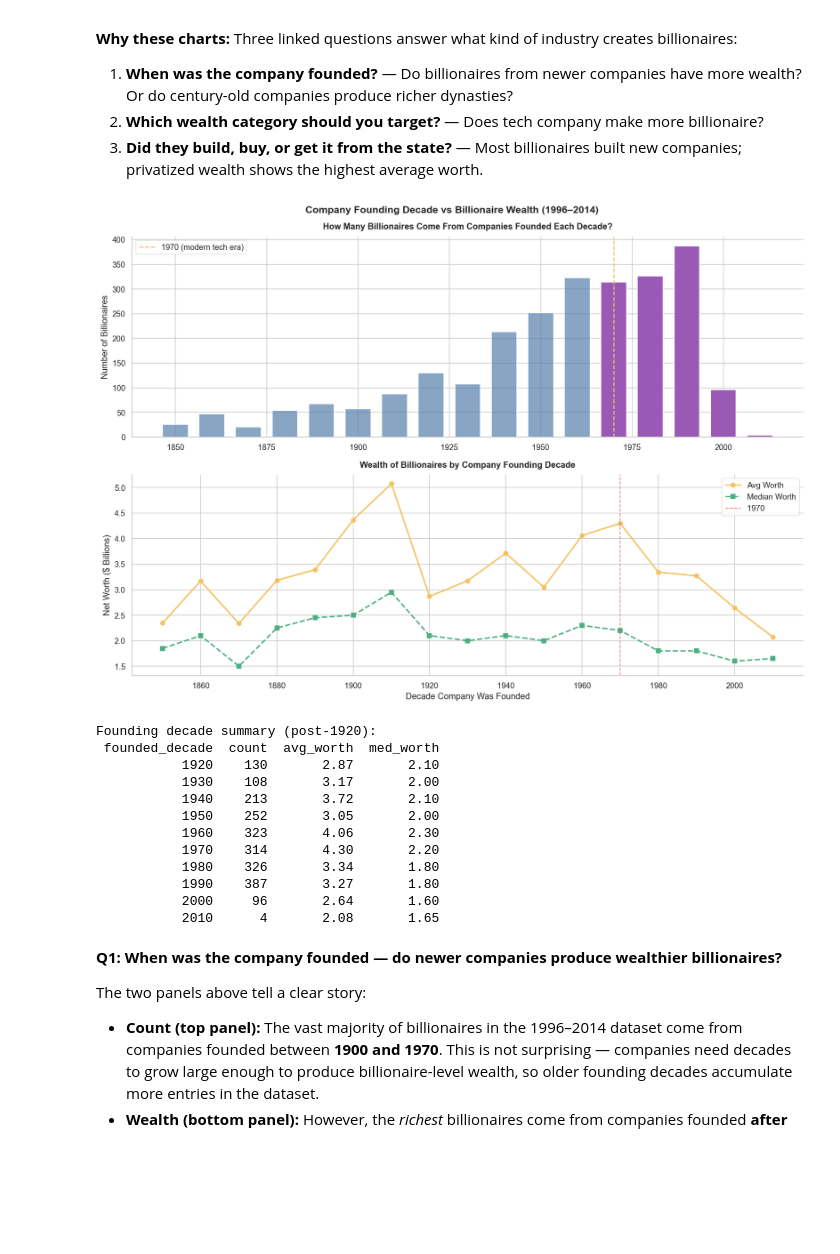
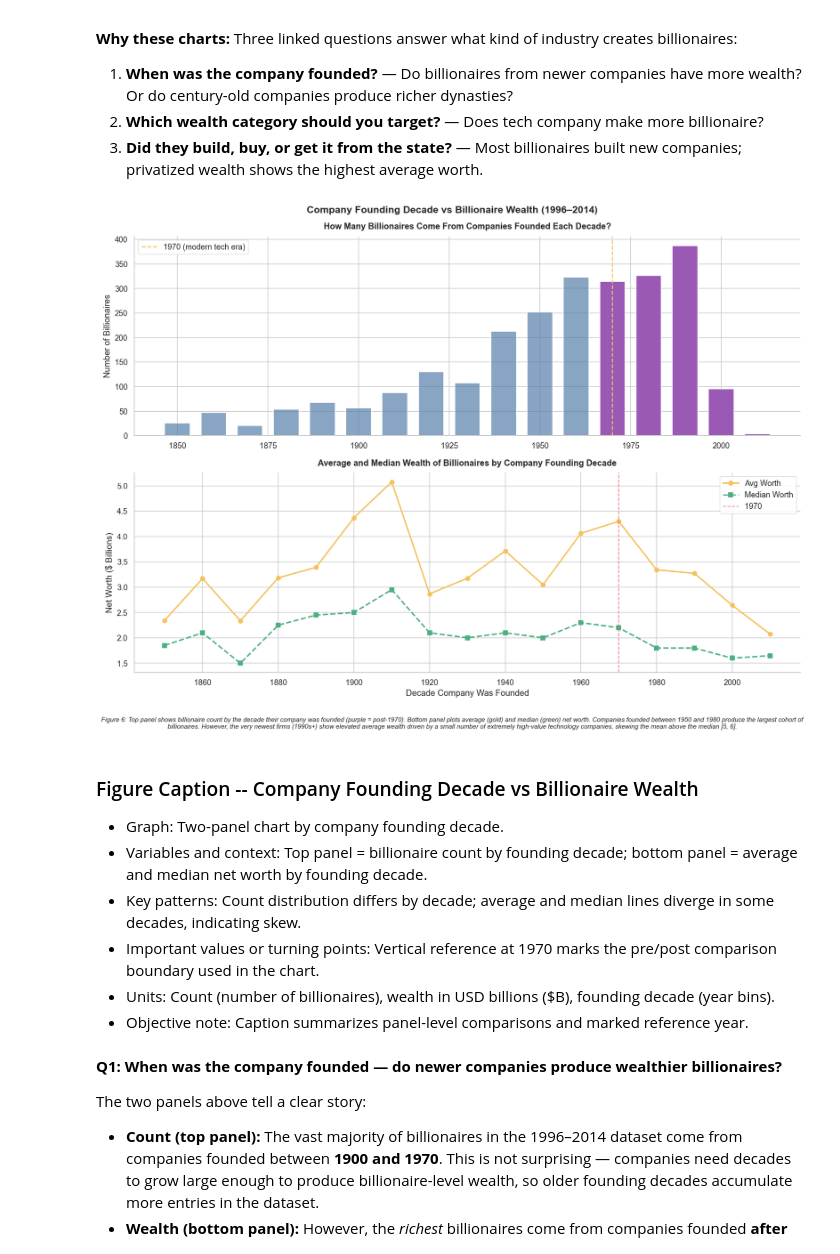
Before and after one commit to suhani-pandey/Final-Assignment_SocialDataVisualization, a Jupyter notebook: Final assignemnt.ipynb, the cells around one changed output. Cells and saved outputs as stored; diff of their text form; code cells hidden in the pictures; blank space fills up the shorter version.

```diff
--- a/Final assignemnt.ipynb
+++ b/Final assignemnt.ipynb
@@ -1275,52 +1359,53 @@ decade_stats = (
     df_h[df_h['company_founded'] >= 1850]
     .groupby('founded_decade')
     .agg(count=('worth_b','count'), avg_worth=('worth_b','mean'), med_worth=('worth_b','median'))
     .reset_index()
     .dropna()
 )
 
 fig, axes = plt.subplots(2, 1, figsize=(14, 10))
-fig.suptitle('Company Founding Decade vs Billionaire Wealth (1996–2014)', fontsize=14)
-
 decades = decade_stats['founded_decade'].astype(int)
 
 # Top: count by decade
 axes[0].bar(decades, decade_stats['count'],
             color=[PURPLE if d >= 1970 else BLUE+'aa' for d in decades], width=7)
 axes[0].set_ylabel('Number of Billionaires')
 axes[0].set_title('How Many Billionaires Come From Companies Founded Each Decade?')
 axes[0].axvline(1970, color=GOLD, linestyle='--', linewidth=1.5, label='1970 (modern tech era)')
 axes[0].legend()
 
 # Bottom: avg and median worth
 axes[1].plot(decades, decade_stats['avg_worth'], color=GOLD, marker='o', linewidth=2, label='Avg Worth')
 axes[1].plot(decades, decade_stats['med_worth'], color=GREEN, marker='s', linewidth=2,
              linestyle='--', label='Median Worth')
 axes[1].axvline(1970, color=RED, linestyle='--', linewidth=1.2, alpha=0.7, label='1970')
 axes[1].set_xlabel('Decade Company Was Founded')
 axes[1].set_ylabel('Net Worth ($ Billions)')
-axes[1].set_title('Wealth of Billionaires by Company Founding Decade')
+axes[1].set_title('Average and Median Wealth of Billionaires by Company Founding Decade')
 axes[1].legend()
 
+fig.suptitle('Company Founding Decade vs Billionaire Wealth (1996–2014)',
+             fontsize=14, fontweight='bold')
+fig.text(0.5, -0.02,
+    'Figure 6: Top panel shows billionaire count by the decade their company was founded '
+    '(purple = post-1970). Bottom panel plots average (gold) and median (green) net worth. '
+    'Companies founded between 1950 and 1980 produce the largest cohort of billionaires. '
+    'However, the very newest firms (1990s+) show elevated average wealth driven by a small '
+    'number of extremely high-value technology companies, skewing the mean above the median [5, 6].',
+    ha='center', va='top', fontsize=9, style='italic', wrap=True)
 plt.tight_layout()
 plt.show()
-
-print("Founding decade summary (post-1920):")
-print(decade_stats[decade_stats['founded_decade'] >= 1920].to_string(index=False))
 # %% [output]
-[figure, old version]
+[figure, new version]
-Founding decade summary (post-1920):
- founded_decade  count  avg_worth  med_worth
-           1920    130       2.87       2.10
-           1930    108       3.17       2.00
-           1940    213       3.72       2.10
-           1950    252       3.05       2.00
-           1960    323       4.06       2.30
-           1970    314       4.30       2.20
-           1980    326       3.34       1.80
-           1990    387       3.27       1.80
-           2000     96       2.64       1.60
-           2010      4       2.08       1.65
+# %% [markdown]
+### Figure Caption -- Company Founding Decade vs Billionaire Wealth
+
+- Graph: Two-panel chart by company founding decade.
+- Variables and context: Top panel = billionaire count by founding decade; bottom panel = average and median net worth by founding decade.
+- Key patterns: Count distribution differs by decade; average and median lines diverge in some decades, indicating skew.
+- Important values or turning points: Vertical reference at 1970 marks the pre/post comparison boundary used in the chart.
+- Units: Count (number of billionaires), wealth in USD billions ($B), founding decade (year bins).
+- Objective note: Caption summarizes panel-level comparisons and marked reference year.
 # %% [markdown]
 **Q1: When was the company founded — do newer companies produce wealthier billionaires?**
 
```
Also changed, not shown: parts of 26 cells of this notebook, 5 other files.
